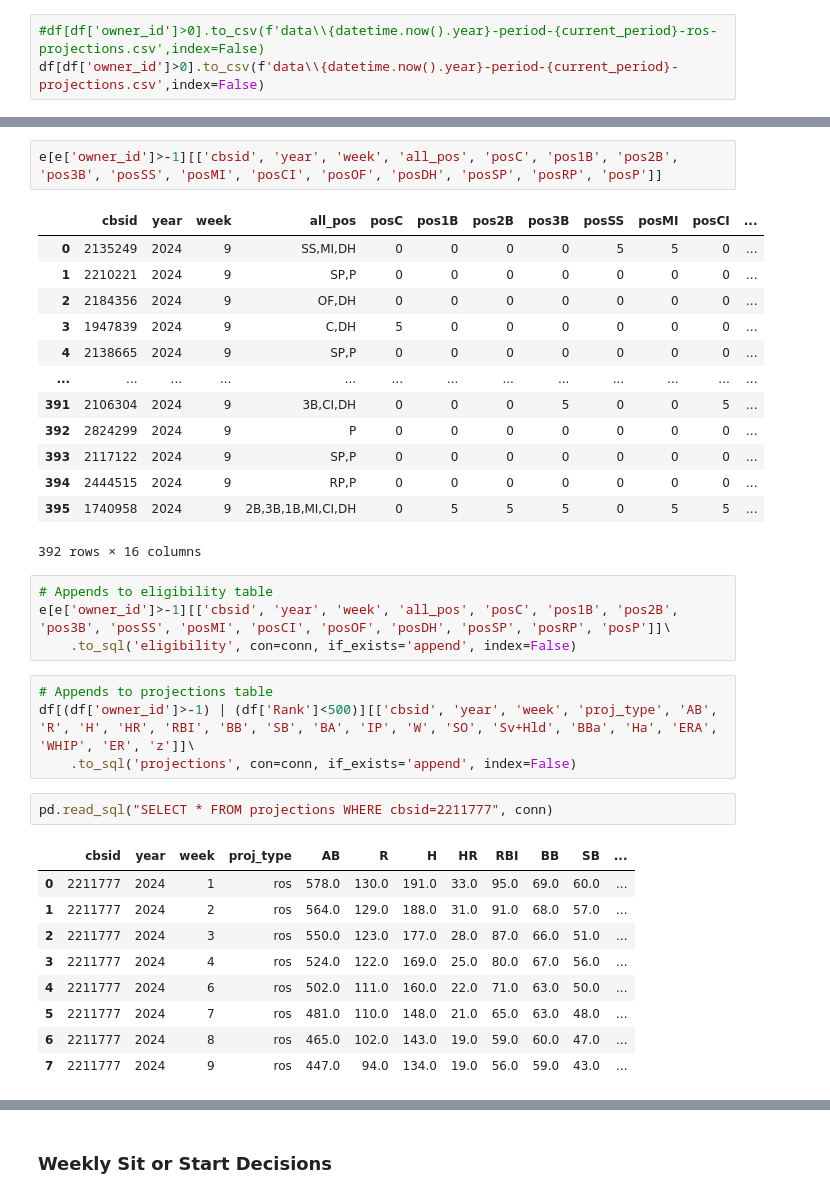
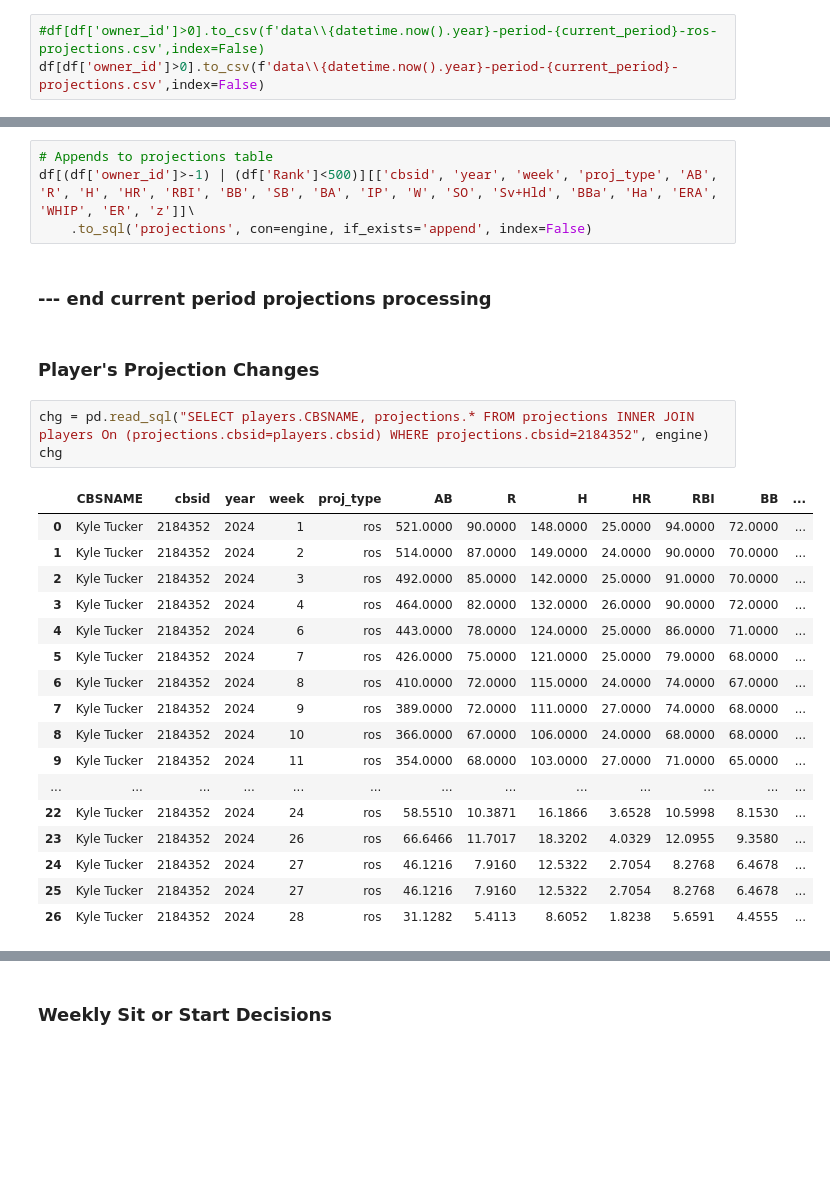
Before and after one commit to haueter19/xdl, a Jupyter notebook: CBS Scrape Stats by Period.ipynb, the cells around one changed output, grey strips where cells are left out. Cells and saved outputs as stored; diff of their text form; blank space fills up the shorter version.

```diff
--- a/CBS Scrape Stats by Period.ipynb
+++ b/CBS Scrape Stats by Period.ipynb
@@ -531,36 +713,29 @@ for col in e:
-# %%
-e[e['owner_id']>-1][['cbsid', 'year', 'week', 'all_pos', 'posC', 'pos1B', 'pos2B', 'pos3B', 'posSS', 'posMI', 'posCI', 'posOF', 'posDH', 'posSP', 'posRP', 'posP']]
-# %% [output]
-|  | cbsid | year | week | all_pos | posC | pos1B | pos2B | pos3B | posSS | posMI | posCI | ... |
-| 0 | 2135249 | 2024 | 9 | SS,MI,DH | 0 | 0 | 0 | 0 | 5 | 5 | 0 | ... |
-| 1 | 2210221 | 2024 | 9 | SP,P | 0 | 0 | 0 | 0 | 0 | 0 | 0 | ... |
-| 2 | 2184356 | 2024 | 9 | OF,DH | 0 | 0 | 0 | 0 | 0 | 0 | 0 | ... |
-| 3 | 1947839 | 2024 | 9 | C,DH | 5 | 0 | 0 | 0 | 0 | 0 | 0 | ... |
-| 4 | 2138665 | 2024 | 9 | SP,P | 0 | 0 | 0 | 0 | 0 | 0 | 0 | ... |
-| ... | ... | ... | ... | ... | ... | ... | ... | ... | ... | ... | ... | ... |
-| 391 | 2106304 | 2024 | 9 | 3B,CI,DH | 0 | 0 | 0 | 5 | 0 | 0 | 5 | ... |
-| 392 | 2824299 | 2024 | 9 | P | 0 | 0 | 0 | 0 | 0 | 0 | 0 | ... |
-| 393 | 2117122 | 2024 | 9 | SP,P | 0 | 0 | 0 | 0 | 0 | 0 | 0 | ... |
-| 394 | 2444515 | 2024 | 9 | RP,P | 0 | 0 | 0 | 0 | 0 | 0 | 0 | ... |
-| 395 | 1740958 | 2024 | 9 | 2B,3B,1B,MI,CI,DH | 0 | 5 | 5 | 5 | 0 | 5 | 5 | ... |
-392 rows × 16 columns
-# %%
-# Appends to eligibility table
-e[e['owner_id']>-1][['cbsid', 'year', 'week', 'all_pos', 'posC', 'pos1B', 'pos2B', 'pos3B', 'posSS', 'posMI', 'posCI', 'posOF', 'posDH', 'posSP', 'posRP', 'posP']]\
-    .to_sql('eligibility', con=conn, if_exists='append', index=False)
 # %%
 # Appends to projections table
 df[(df['owner_id']>-1) | (df['Rank']<500)][['cbsid', 'year', 'week', 'proj_type', 'AB', 'R', 'H', 'HR', 'RBI', 'BB', 'SB', 'BA', 'IP', 'W', 'SO', 'Sv+Hld', 'BBa', 'Ha', 'ERA', 'WHIP', 'ER', 'z']]\
-    .to_sql('projections', con=conn, if_exists='append', index=False)
+    .to_sql('projections', con=engine, if_exists='append', index=False)
+# %% [markdown]
+### --- end current period projections processing
+# %% [markdown]
+### Player's Projection Changes
 # %%
-pd.read_sql("SELECT * FROM projections WHERE cbsid=2211777", conn)
+chg = pd.read_sql("SELECT players.CBSNAME, projections.* FROM projections INNER JOIN players On (projections.cbsid=players.cbsid) WHERE projections.cbsid=2184352", engine)
+chg
 # %% [output]
-|  | cbsid | year | week | proj_type | AB | R | H | HR | RBI | BB | SB | ... |
-| 0 | 2211777 | 2024 | 1 | ros | 578.0 | 130.0 | 191.0 | 33.0 | 95.0 | 69.0 | 60.0 | ... |
-| 1 | 2211777 | 2024 | 2 | ros | 564.0 | 129.0 | 188.0 | 31.0 | 91.0 | 68.0 | 57.0 | ... |
-| 2 | 2211777 | 2024 | 3 | ros | 550.0 | 123.0 | 177.0 | 28.0 | 87.0 | 66.0 | 51.0 | ... |
-| 3 | 2211777 | 2024 | 4 | ros | 524.0 | 122.0 | 169.0 | 25.0 | 80.0 | 67.0 | 56.0 | ... |
-| 4 | 2211777 | 2024 | 6 | ros | 502.0 | 111.0 | 160.0 | 22.0 | 71.0 | 63.0 | 50.0 | ... |
-| 5 | 2211777 | 2024 | 7 | ros | 481.0 | 110.0 | 148.0 | 21.0 | 65.0 | 63.0 | 48.0 | ... |
-| 6 | 2211777 | 2024 | 8 | ros | 465.0 | 102.0 | 143.0 | 19.0 | 59.0 | 60.0 | 47.0 | ... |
-| 7 | 2211777 | 2024 | 9 | ros | 447.0 | 94.0 | 134.0 | 19.0 | 56.0 | 59.0 | 43.0 | ... |
+|  | CBSNAME | cbsid | year | week | proj_type | AB | R | H | HR | RBI | BB | ... |
+| 0 | Kyle Tucker | 2184352 | 2024 | 1 | ros | 521.0000 | 90.0000 | 148.0000 | 25.0000 | 94.0000 | 72.0000 | ... |
+| 1 | Kyle Tucker | 2184352 | 2024 | 2 | ros | 514.0000 | 87.0000 | 149.0000 | 24.0000 | 90.0000 | 70.0000 | ... |
+| 2 | Kyle Tucker | 2184352 | 2024 | 3 | ros | 492.0000 | 85.0000 | 142.0000 | 25.0000 | 91.0000 | 70.0000 | ... |
+| 3 | Kyle Tucker | 2184352 | 2024 | 4 | ros | 464.0000 | 82.0000 | 132.0000 | 26.0000 | 90.0000 | 72.0000 | ... |
+| 4 | Kyle Tucker | 2184352 | 2024 | 6 | ros | 443.0000 | 78.0000 | 124.0000 | 25.0000 | 86.0000 | 71.0000 | ... |
+| 5 | Kyle Tucker | 2184352 | 2024 | 7 | ros | 426.0000 | 75.0000 | 121.0000 | 25.0000 | 79.0000 | 68.0000 | ... |
+| 6 | Kyle Tucker | 2184352 | 2024 | 8 | ros | 410.0000 | 72.0000 | 115.0000 | 24.0000 | 74.0000 | 67.0000 | ... |
+| 7 | Kyle Tucker | 2184352 | 2024 | 9 | ros | 389.0000 | 72.0000 | 111.0000 | 27.0000 | 74.0000 | 68.0000 | ... |
+| 8 | Kyle Tucker | 2184352 | 2024 | 10 | ros | 366.0000 | 67.0000 | 106.0000 | 24.0000 | 68.0000 | 68.0000 | ... |
+| 9 | Kyle Tucker | 2184352 | 2024 | 11 | ros | 354.0000 | 68.0000 | 103.0000 | 27.0000 | 71.0000 | 65.0000 | ... |
+| ... | ... | ... | ... | ... | ... | ... | ... | ... | ... | ... | ... | ... |
+| 22 | Kyle Tucker | 2184352 | 2024 | 24 | ros | 58.5510 | 10.3871 | 16.1866 | 3.6528 | 10.5998 | 8.1530 | ... |
+| 23 | Kyle Tucker | 2184352 | 2024 | 26 | ros | 66.6466 | 11.7017 | 18.3202 | 4.0329 | 12.0955 | 9.3580 | ... |
+| 24 | Kyle Tucker | 2184352 | 2024 | 27 | ros | 46.1216 | 7.9160 | 12.5322 | 2.7054 | 8.2768 | 6.4678 | ... |
+| 25 | Kyle Tucker | 2184352 | 2024 | 27 | ros | 46.1216 | 7.9160 | 12.5322 | 2.7054 | 8.2768 | 6.4678 | ... |
+| 26 | Kyle Tucker | 2184352 | 2024 | 28 | ros | 31.1282 | 5.4113 | 8.6052 | 1.8238 | 5.6591 | 4.4555 | ... |
```
Also changed, not shown: parts of 123 cells of this notebook.
